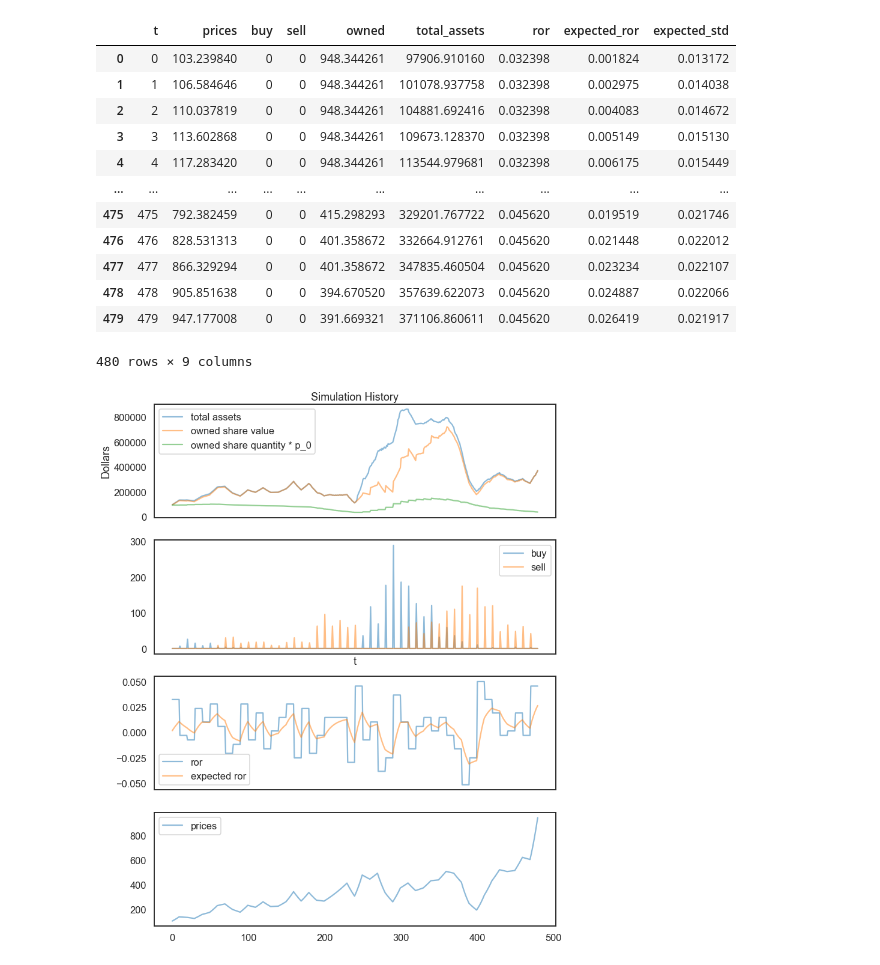
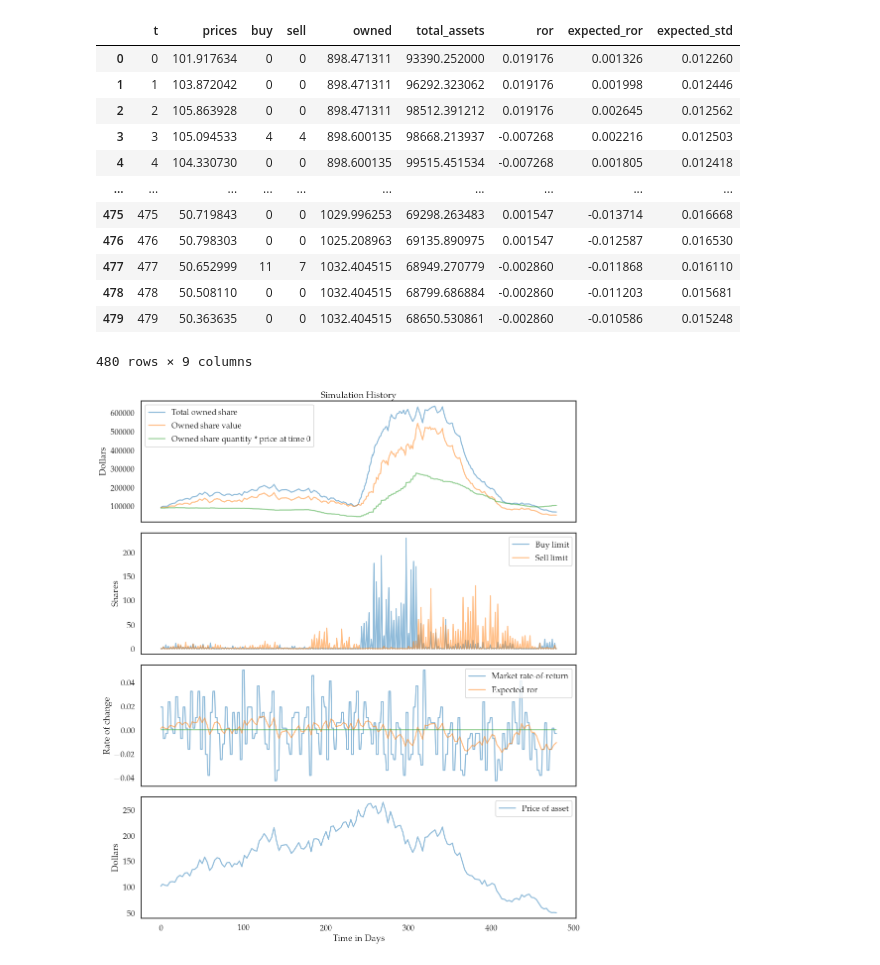
Before and after one commit to sbenthall/SHARKFin, a Jupyter notebook: HARK/Run Basic Simulation.ipynb, the cells around one changed output. Saved outputs shown, nothing was run; the diff lists cells and outputs as text; code cells hidden in the pictures.

Commit message:
update Run Basic Simulation Notebook with visualization code

```diff
--- a/HARK/Run Basic Simulation.ipynb
+++ b/HARK/Run Basic Simulation.ipynb
@@ -37,7 +37,7 @@ dist_params = {
 ssvp = sabelhaus_song_var_profile()
 # %%
 #assume all agents are 27
-idx_27 = ssvp['Age'].index(27)
+idx_40 = ssvp['Age'].index(40)
 
 #parameters shared by all agents
 agent_parameters = {
@@ -47,6 +47,10 @@ agent_parameters = {
     'pLvlInitMean' : 1.0, # initial distribution of permanent income
     'pLvlInitStd' : 0.0,
     'Rfree' : 1.0,
-    'TranShkStd' : [ssvp['TranShkStd'][idx_27] / 2],  # Adjust non-multiplicative shock to quarterly
-    'PermShkStd' : [ssvp['PermShkStd'][idx_27] ** 0.25]
+    'TranShkStd' : [ssvp['TranShkStd'][idx_40] / 2],  # Adjust non-multiplicative shock to quarterly
+    'PermShkStd' : [ssvp['PermShkStd'][idx_40] ** 0.25]
 }
+# %%
+market = hpa.MarketPNL(
+   seed_limit = 150
+)
@@ -53,3 +60,3 @@ agent_parameters = {
 # %%
-sim, sim_stats = run_simulation(agent_parameters, dist_params, 20, a=0.2, q=8, r=6)
+sim, sim_stats = run_simulation(agent_parameters, dist_params, 20, a=0.2, q=8, r=20, market= market)
 # %% [output]
@@ -190,47 +225,60 @@ data = sim.data()
 data
 # %% [output]
 |  | t | prices | buy | sell | owned | total_assets | ror | expected_ror | expected_std |
-| 0 | 0 | 103.239840 | 0 | 0 | 948.344261 | 97906.910160 | 0.032398 | 0.001824 | 0.013172 |
-| 1 | 1 | 106.584646 | 0 | 0 | 948.344261 | 101078.937758 | 0.032398 | 0.002975 | 0.014038 |
-| 2 | 2 | 110.037819 | 0 | 0 | 948.344261 | 104881.692416 | 0.032398 | 0.004083 | 0.014672 |
-| 3 | 3 | 113.602868 | 0 | 0 | 948.344261 | 109673.128370 | 0.032398 | 0.005149 | 0.015130 |
-| 4 | 4 | 117.283420 | 0 | 0 | 948.344261 | 113544.979681 | 0.032398 | 0.006175 | 0.015449 |
+| 0 | 0 | 101.917634 | 0 | 0 | 898.471311 | 93390.252000 | 0.019176 | 0.001326 | 0.012260 |
+| 1 | 1 | 103.872042 | 0 | 0 | 898.471311 | 96292.323062 | 0.019176 | 0.001998 | 0.012446 |
+| 2 | 2 | 105.863928 | 0 | 0 | 898.471311 | 98512.391212 | 0.019176 | 0.002645 | 0.012562 |
+| 3 | 3 | 105.094533 | 4 | 4 | 898.600135 | 98668.213937 | -0.007268 | 0.002216 | 0.012503 |
+| 4 | 4 | 104.330730 | 0 | 0 | 898.600135 | 99515.451534 | -0.007268 | 0.001805 | 0.012418 |
 | ... | ... | ... | ... | ... | ... | ... | ... | ... | ... |
-| 475 | 475 | 792.382459 | 0 | 0 | 415.298293 | 329201.767722 | 0.045620 | 0.019519 | 0.021746 |
-| 476 | 476 | 828.531313 | 0 | 0 | 401.358672 | 332664.912761 | 0.045620 | 0.021448 | 0.022012 |
-| 477 | 477 | 866.329294 | 0 | 0 | 401.358672 | 347835.460504 | 0.045620 | 0.023234 | 0.022107 |
-| 478 | 478 | 905.851638 | 0 | 0 | 394.670520 | 357639.622073 | 0.045620 | 0.024887 | 0.022066 |
-| 479 | 479 | 947.177008 | 0 | 0 | 391.669321 | 371106.860611 | 0.045620 | 0.026419 | 0.021917 |
+| 475 | 475 | 50.719843 | 0 | 0 | 1029.996253 | 69298.263483 | 0.001547 | -0.013714 | 0.016668 |
+| 476 | 476 | 50.798303 | 0 | 0 | 1025.208963 | 69135.890975 | 0.001547 | -0.012587 | 0.016530 |
+| 477 | 477 | 50.652999 | 11 | 7 | 1032.404515 | 68949.270779 | -0.002860 | -0.011868 | 0.016110 |
+| 478 | 478 | 50.508110 | 0 | 0 | 1032.404515 | 68799.686884 | -0.002860 | -0.011203 | 0.015681 |
+| 479 | 479 | 50.363635 | 0 | 0 | 1032.404515 | 68650.530861 | -0.002860 | -0.010586 | 0.015248 |
 480 rows × 9 columns
 # %%
+plt.rcParams.update({
+    "text.usetex": True,
+    "font.family": "serif",
+    "font.serif": ["Palatino"],
+})
+
+
 fig, ax = plt.subplots(4,
     sharex='col',
-    figsize=(12,16),
+    figsize=(14,16),
 )
 
-ax[0].plot(data['total_assets'], alpha=0.5, label='total assets')
-ax[0].plot([p * o for (p,o) in zip(data['prices'], data['owned'])], alpha=0.5, label='owned share value')
-ax[0].plot([100 * o for (p,o) in zip(data['prices'], data['owned'])], alpha=0.5, label='owned share quantity * p_0')
+ax[0].plot(data['total_assets'], alpha=0.5, label='Total owned share')
+ax[0].plot([p * o for (p,o) in zip(data['prices'], data['owned'])], alpha=0.5, label='Owned share value')
+ax[0].plot([100 * o for (p,o) in zip(data['prices'], data['owned'])], alpha=0.5, label='Owned share quantity * price at time 0')
 ax[0].legend()
 
-ax[1].plot(data['buy'], alpha=0.5, label='buy')
-ax[1].plot(data['sell'], alpha=0.5, label='sell')
+ax[1].plot(data['buy'], alpha=0.5, label='Buy limit')
+ax[1].plot(data['sell'], alpha=0.5, label='Sell limit')
 ax[1].legend()
 
-ax[2].plot(data['ror'], alpha=0.5, label='ror')
-ax[2].plot(data['expected_ror'], alpha=0.5, label='expected ror')
+ax[2].plot(data['ror'], alpha=0.5, label='Market rate-of-return')
+ax[2].plot(data['expected_ror'], alpha=0.5, label='Expected ror')
+ax[2].plot(np.zeros(data['expected_ror'].shape), alpha=0.5)
 ax[2].legend()
 
-ax[3].plot(data['prices'], alpha=0.5, label='prices')
+ax[3].plot(data['prices'], alpha=0.5, label='Price of asset')
 ax[3].legend()
 
 ax[0].set_title("Simulation History")
 ax[0].set_ylabel("Dollars")
-ax[1].set_xlabel("t")
+ax[1].set_ylabel("Shares")
+ax[2].set_ylabel("Rate of change")
+ax[3].set_ylabel("Dollars")
+ax[3].set_xlabel("Time in Days")
 
+plt.tight_layout()
+plt.savefig("asset_bubble_run.png")
 plt.show()
 # %% [output]
-[figure, old version]
+[figure, new version]
 # %%
 sns.lineplot(x=[i for i in range(len(os))], y=os)
 # %% [output]
```
Also changed, not shown: parts of 7 cells of this notebook.
